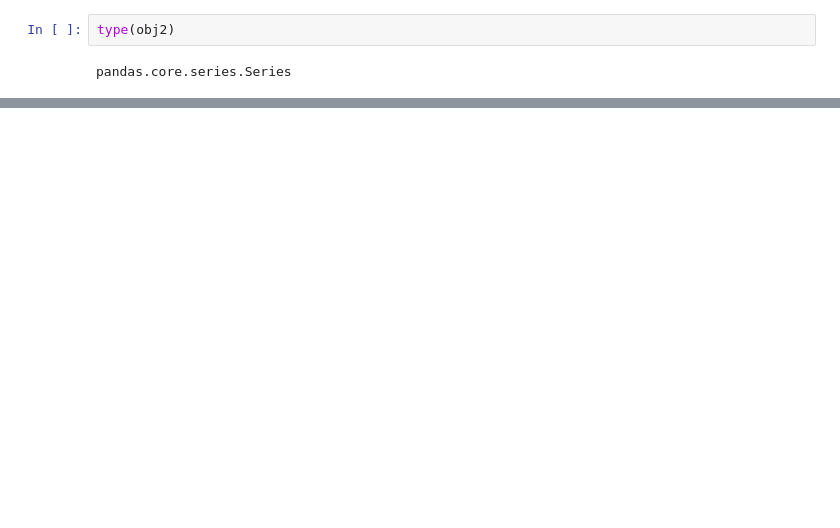
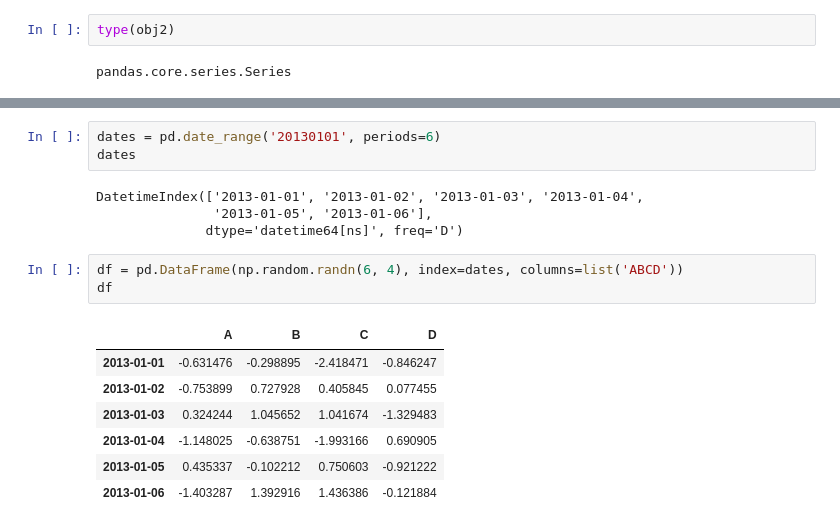
Before and after one commit to shubozhang/python-ds-libs, a Jupyter notebook: pandas_lib/pandas_01_series.ipynb, the cells around one changed output, grey strips where cells are left out. Cells and saved outputs as stored; diff of their text form; blank space fills up the shorter version.

```diff
--- a/pandas_lib/pandas_01_series.ipynb
+++ b/pandas_lib/pandas_01_series.ipynb
@@ -157 +159,19 @@ ww2_df
 | 5 | Argentian | NaN |
+# %%
+dates = pd.date_range('20130101', periods=6)
+dates
+# %% [output]
+DatetimeIndex(['2013-01-01', '2013-01-02', '2013-01-03', '2013-01-04',
+               '2013-01-05', '2013-01-06'],
+              dtype='datetime64[ns]', freq='D')
+# %%
+df = pd.DataFrame(np.random.randn(6, 4), index=dates, columns=list('ABCD'))
+df
+# %% [output]
+|  | A | B | C | D |
+| 2013-01-01 | -0.631476 | -0.298895 | -2.418471 | -0.846247 |
+| 2013-01-02 | -0.753899 | 0.727928 | 0.405845 | 0.077455 |
+| 2013-01-03 | 0.324244 | 1.045652 | 1.041674 | -1.329483 |
+| 2013-01-04 | -1.148025 | -0.638751 | -1.993166 | 0.690905 |
+| 2013-01-05 | 0.435337 | -0.102212 | 0.750603 | -0.921222 |
+| 2013-01-06 | -1.403287 | 1.392916 | 1.436386 | -0.121884 |
```
Also changed, not shown: parts of 14 cells of this notebook, 2 other files.
